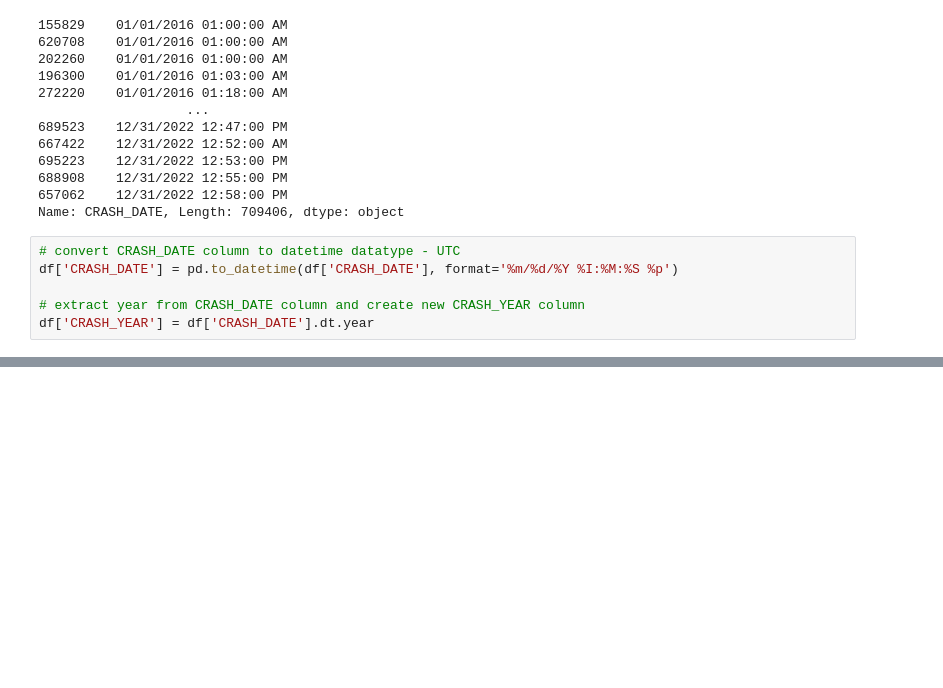
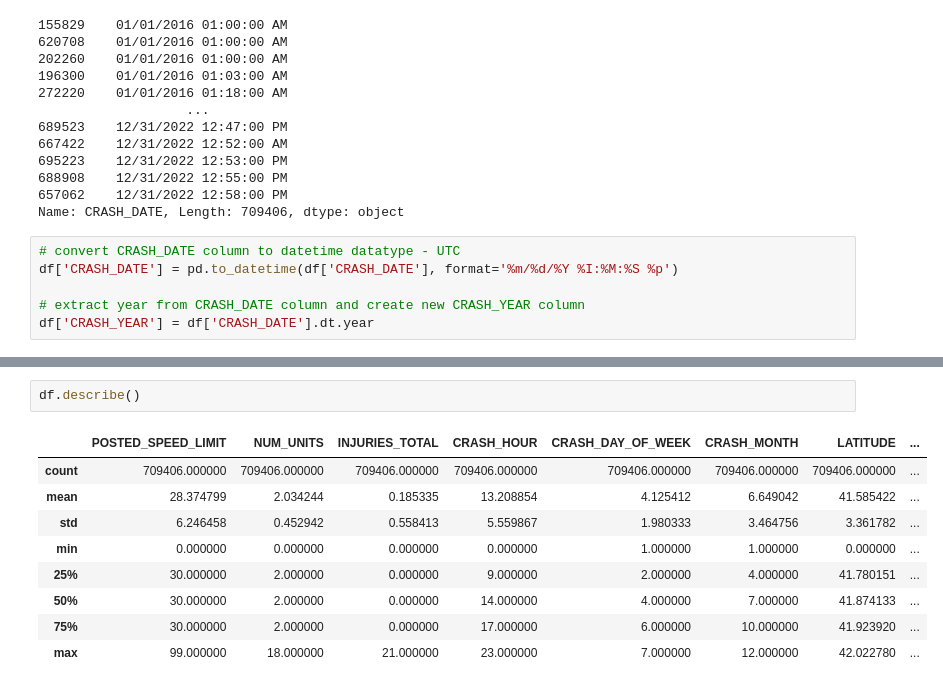
Before and after one commit to SyedFarman/Chicago_Traffic_Crashes, a Jupyter notebook: ETL.ipynb, the cells around one changed output, grey strips where cells are left out. Drawn from its saved outputs; the diff is of its cells as text; blank space fills up the shorter version.

```diff
--- a/ETL.ipynb
+++ b/ETL.ipynb
@@ -198,0 +199,12 @@ memory usage: 129.9+ MB
+# %%
+df.describe()
+# %% [output]
+|  | POSTED_SPEED_LIMIT | NUM_UNITS | INJURIES_TOTAL | CRASH_HOUR | CRASH_DAY_OF_WEEK | CRASH_MONTH | LATITUDE | ... |
+| count | 709406.000000 | 709406.000000 | 709406.000000 | 709406.000000 | 709406.000000 | 709406.000000 | 709406.000000 | ... |
+| mean | 28.374799 | 2.034244 | 0.185335 | 13.208854 | 4.125412 | 6.649042 | 41.585422 | ... |
+| std | 6.246458 | 0.452942 | 0.558413 | 5.559867 | 1.980333 | 3.464756 | 3.361782 | ... |
+| min | 0.000000 | 0.000000 | 0.000000 | 0.000000 | 1.000000 | 1.000000 | 0.000000 | ... |
+| 25% | 30.000000 | 2.000000 | 0.000000 | 9.000000 | 2.000000 | 4.000000 | 41.780151 | ... |
+| 50% | 30.000000 | 2.000000 | 0.000000 | 14.000000 | 4.000000 | 7.000000 | 41.874133 | ... |
+| 75% | 30.000000 | 2.000000 | 0.000000 | 17.000000 | 6.000000 | 10.000000 | 41.923920 | ... |
+| max | 99.000000 | 18.000000 | 21.000000 | 23.000000 | 7.000000 | 12.000000 | 42.022780 | ... |
```
Also changed, not shown: parts of 14 cells of this notebook.
